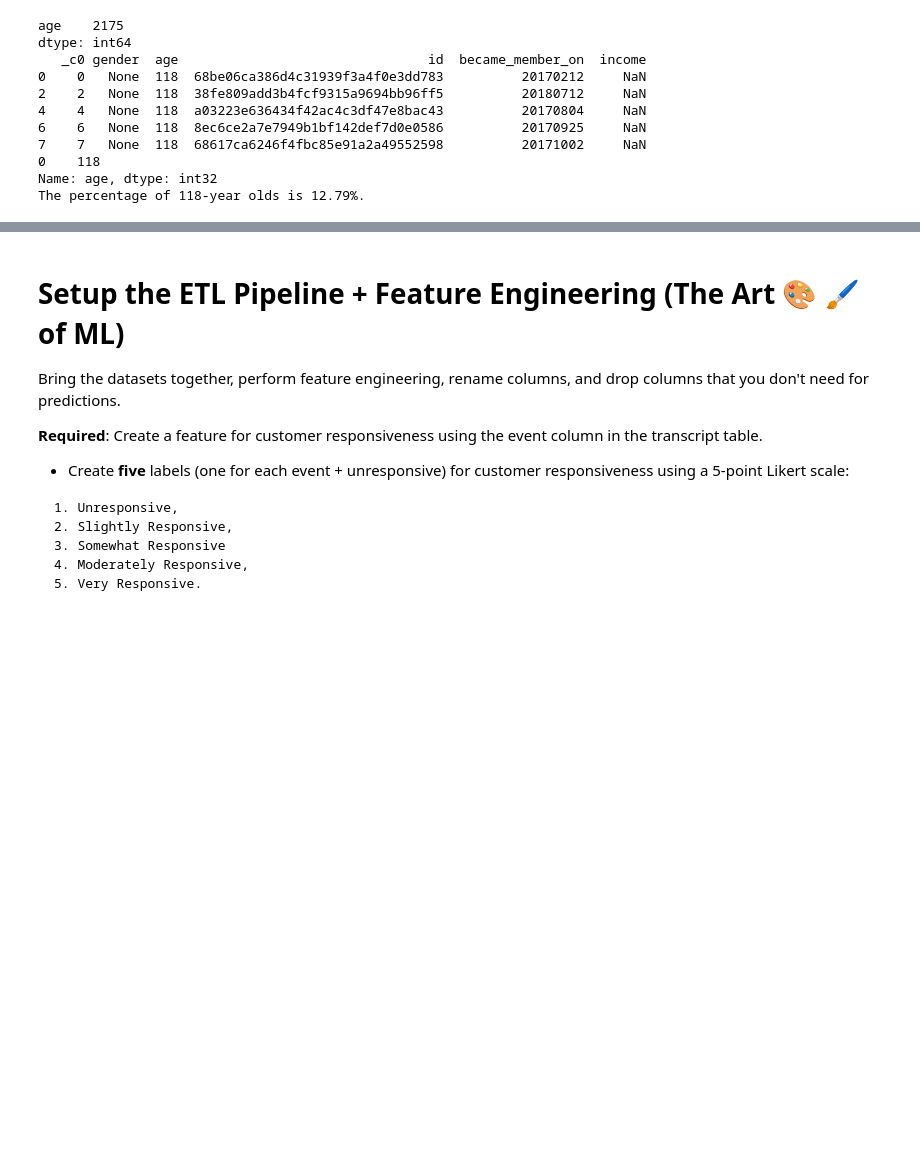
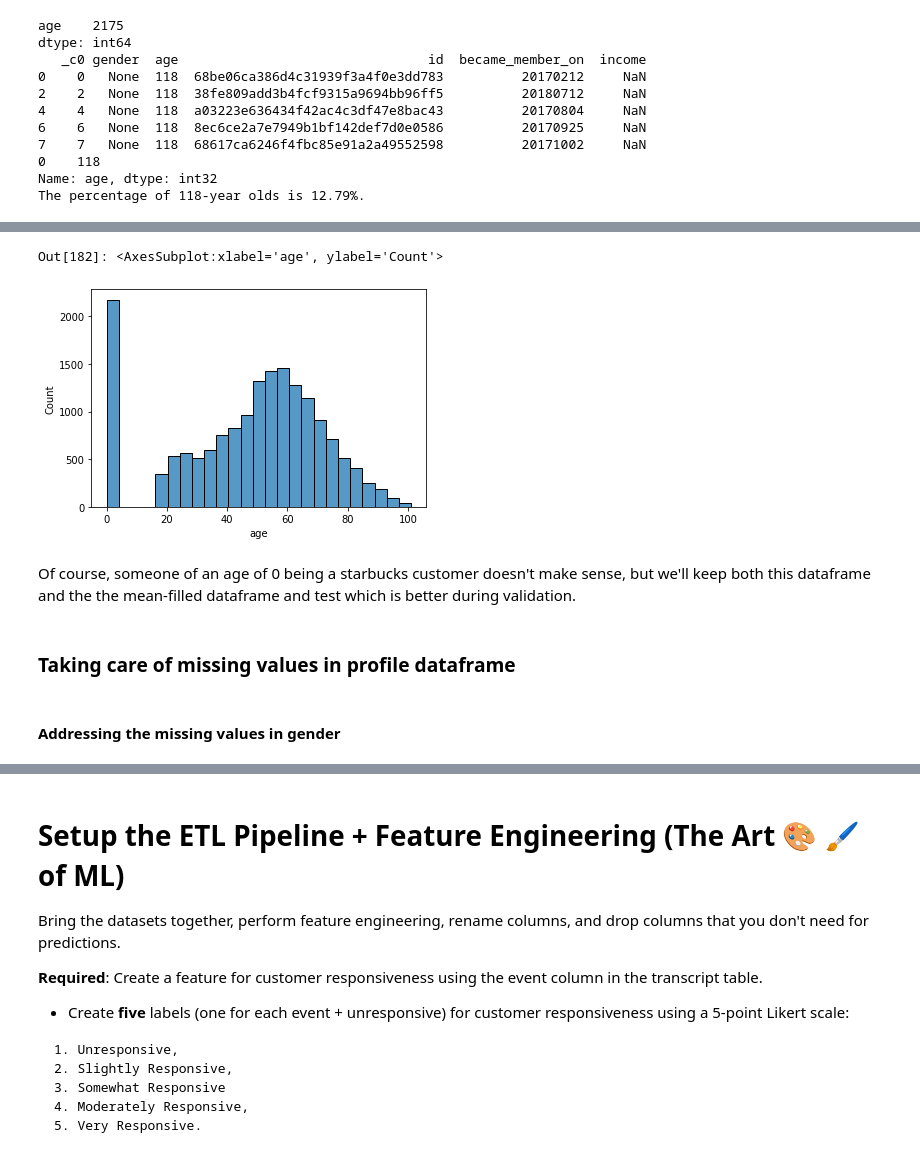
Before and after one commit to MichalRoztocki/FourthBrain-Weekly-Assignments, a Jupyter notebook: week-5-big-data/starbucks-multiclass/nb/starbucks-Multiclass_classification.ipynb, the cells around one changed output, grey strips where cells are left out. Drawn from its saved outputs; the diff is of its cells as text; code cells hidden in the pictures; blank space fills up the shorter version.

```diff
--- a/week-5-big-data/starbucks-multiclass/nb/starbucks-Multiclass_classification.ipynb
+++ b/week-5-big-data/starbucks-multiclass/nb/starbucks-Multiclass_classification.ipynb
@@ -304,0 +291,4 @@ Out[119]: (55.49464705882353, 54.39352445193929)Out[119]: (16.486139107934825, 1
+# %%
+# Experiment 2: Filling misleading age values with 0's
+age_zero_df = psdf_profile.replace({'age': 118}, 0)
+age_zero_df.head()
@@ -304,0 +302,11 @@ Out[119]: (55.49464705882353, 54.39352445193929)Out[119]: (16.486139107934825, 1
+# %%
+sns.histplot(data=age_zero_df.to_pandas(), x="age", bins=25)
+# %% [output]
+Out[182]: <AxesSubplot:xlabel='age', ylabel='Count'>
+[figure, added]
+# %% [markdown]
+Of course, someone of an age of 0 being a starbucks customer doesn't make sense, but we'll keep both this dataframe and the the mean-filled dataframe and test which is better during validation.
+# %% [markdown]
+### Taking care of missing values in profile dataframe
+# %% [markdown]
+#### Addressing the missing values in gender
```
Also changed, not shown: parts of 50 cells of this notebook.
